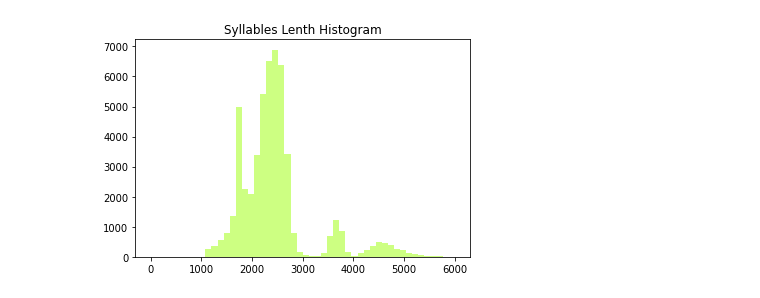
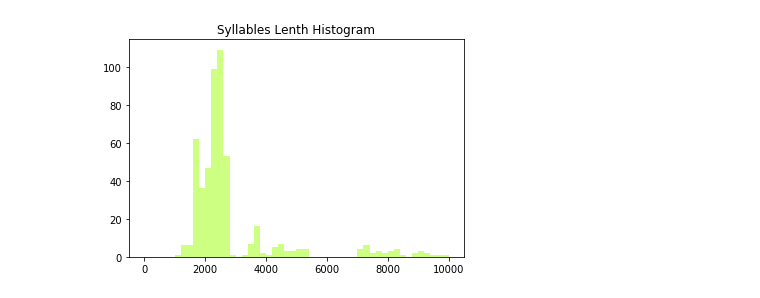
Before and after one commit to yebiny/Songbird-clusturing, a Jupyter notebook: 1-DataCleaning/DataCleaning.ipynb, the cells around one changed output. Saved outputs shown, nothing was run; the diff lists cells and outputs as text; code cells hidden in the pictures.

```diff
--- a/1-DataCleaning/DataCleaning.ipynb
+++ b/1-DataCleaning/DataCleaning.ipynb
@@ -1,5 +1,5 @@
 # %%
 from dataCleaning import *
 # %%
-data_path = '../0-Data/bengal/org/'
-save_path = '../5-Results/bengal/0812'
+data_path = '../0-Data/org/'
+DC = DataClean(data_path)
@@ -40,7 +25,7 @@ print('* Output shape: ', syllable_list.shape)
 # %%
-hist_syllable_lenth(syllable_list[:,2], [0, 6000])
+hist_syllable_lenth(syllable_list[:,2], [0, 10000])
 # %% [output]
-[figure, old version]
+[figure, new version]
 # %%
 Ab=Abnormal(syllable_list, wav_list)
 # %%
```
Also changed, not shown: parts of 10 cells of this notebook.
